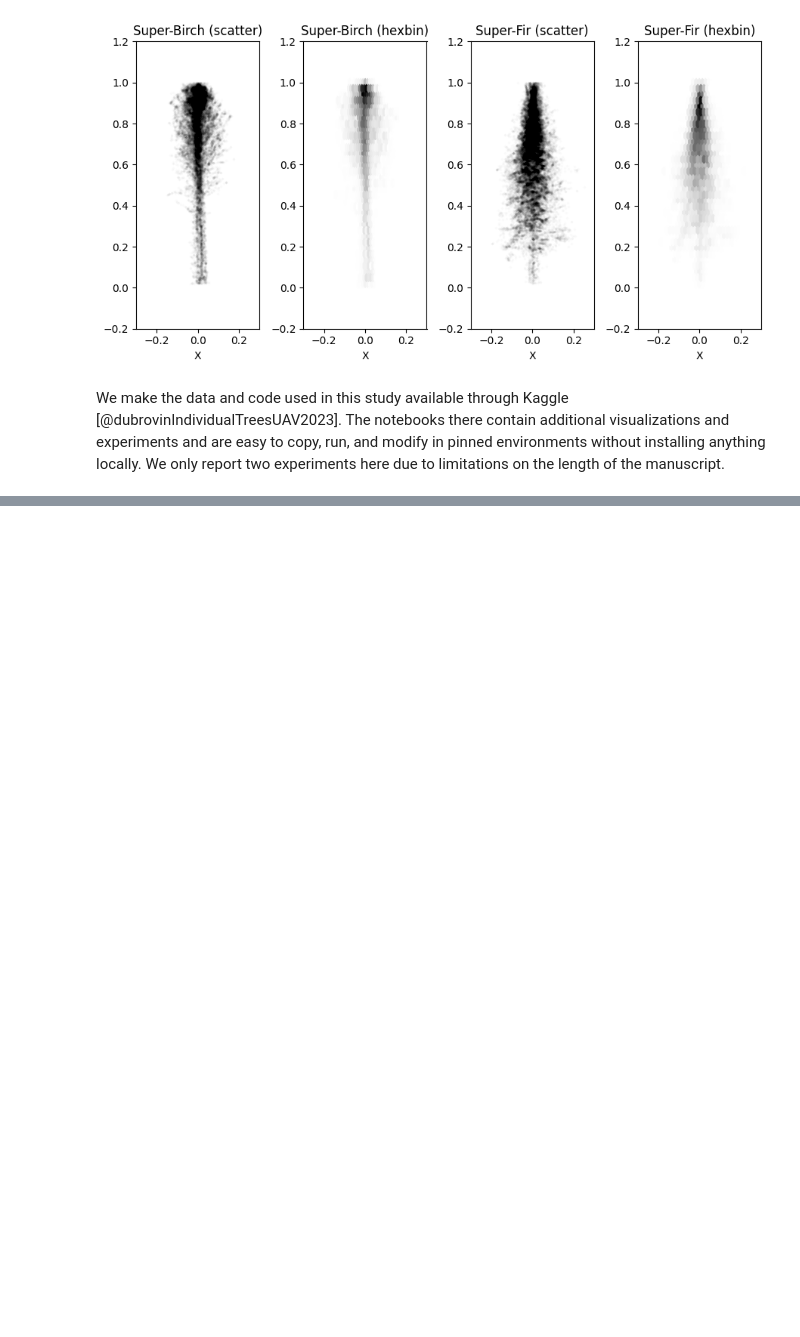
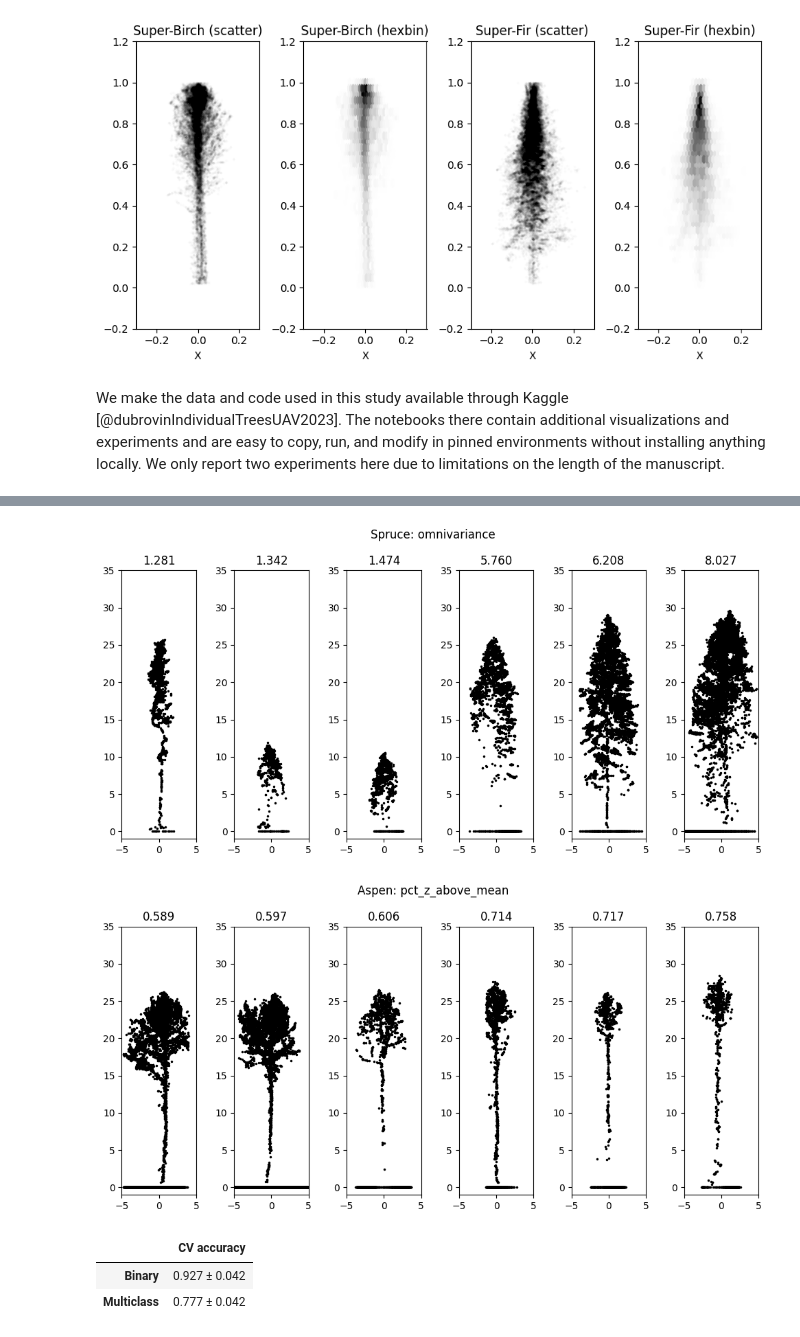
Before and after one commit to iod-ine/igarss2024_tree_clouds, a Jupyter notebook: paper.ipynb, the cells around one changed output, grey strips where cells are left out. Drawn from its saved outputs; the diff is of its cells as text; code cells hidden in the pictures; blank space fills up the shorter version.

```diff
--- a/paper.ipynb
+++ b/paper.ipynb
@@ -262,0 +364,31 @@ the length of the manuscript.
+# %%
+#| label: fig-feature-ranges
+#| layout-nrow: 2
+#| fig-cap: "Example visualizations of the shapes of individual trees on different ends of ranges of commonly used features in classical machine learning on point clouds."
+#| fig-subcap:
+#|  - "Effect of omnivariance on the shape of spruce."
+#|  - "Effect of percent of points higher than mean height on the shape of aspen."
+
+
+def visualize_feature_range(species: str, feature: str) -> None:
+    subset = full.query(f"species == '{species}'").sort_values(feature)
+    extremes = subset.iloc[[0, 1, 2, -3, -2, -1], :].loc[:, ["path", feature]]
+    fig, axes = plt.subplots(1, 6, figsize=(10, 5), tight_layout=True)
+
+    for (i, row), ax in zip(extremes.iterrows(), axes):
+        las = laspy.read(row["path"])
+        X, Y, Z = np.rollaxis(las.xyz, axis=1)
+        ax.plot(X - X.mean(), Z, marker=".", linestyle="", markersize=3, color="k")
+        ax.set_aspect("equal")
+        ax.set_title(f"{row[feature]:.3f}")
+        ax.set_ylim(-1, 35)
+        ax.set_xlim(-5, 5)
+
+    fig.suptitle(f"{species}: {feature}")
+
+
+visualize_feature_range("Spruce", "omnivariance")
+visualize_feature_range("Aspen", "pct_z_above_mean")
+# %% [output]
+[figure, added]
+[figure, added]
@@ -262,0 +455,17 @@ the length of the manuscript.
+# %%
+#| label: tbl-accuracy-1
+#| tbl-cap: "10-fold stratified cross-validation accuracy for the logistic regression in binary and multiclass settings."
+
+pd.DataFrame(
+    data={
+        "CV accuracy": [
+            f"{scores.mean():.3f} ± {scores.std():.3f}",
+            f"{scores_multi.mean():.3f} ± {scores.std():.3f}",
+        ],
+    },
+    index=["Binary", "Multiclass"],
+)
+# %% [output]
+|  | CV accuracy |
+| Binary | 0.927 ± 0.042 |
+| Multiclass | 0.777 ± 0.042 |
```
Also changed, not shown: parts of 18 cells of this notebook.
